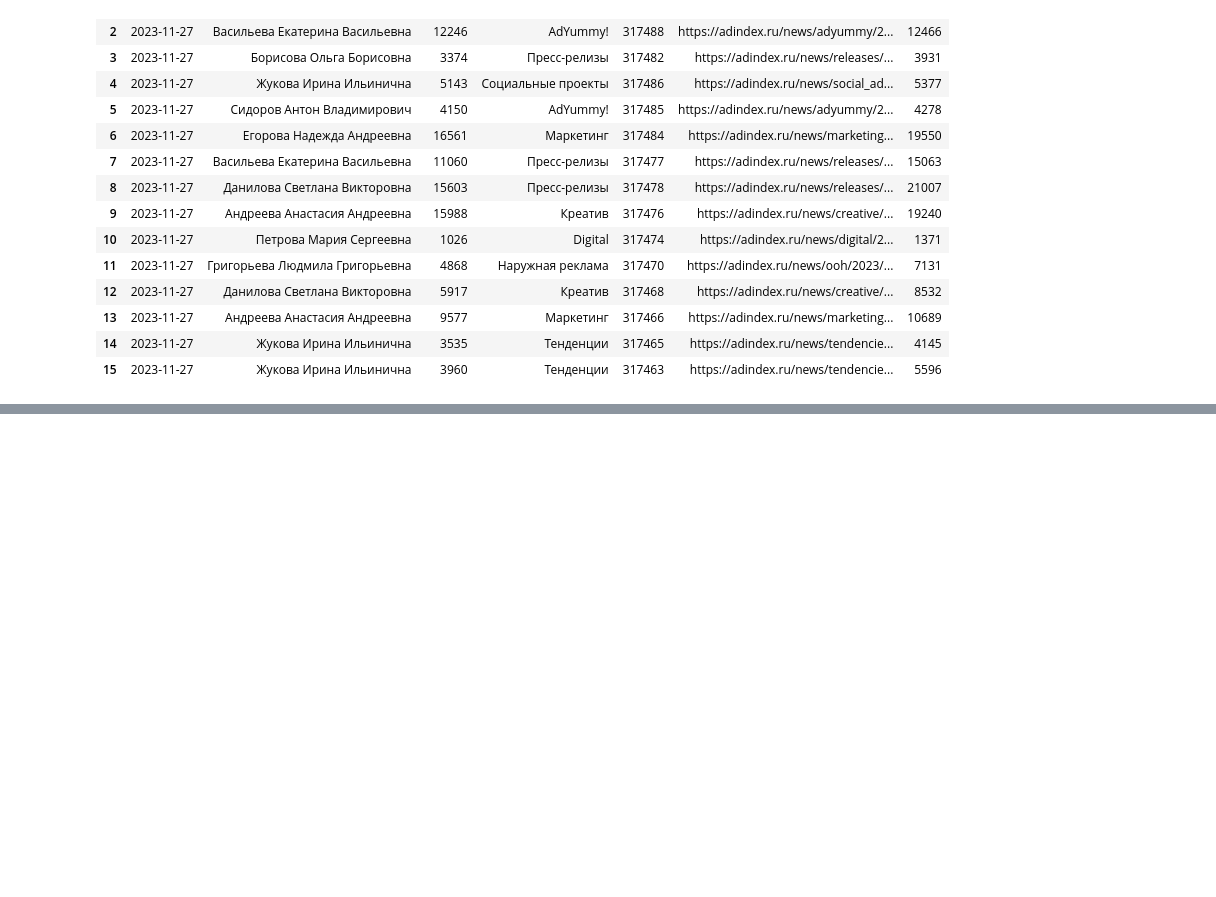
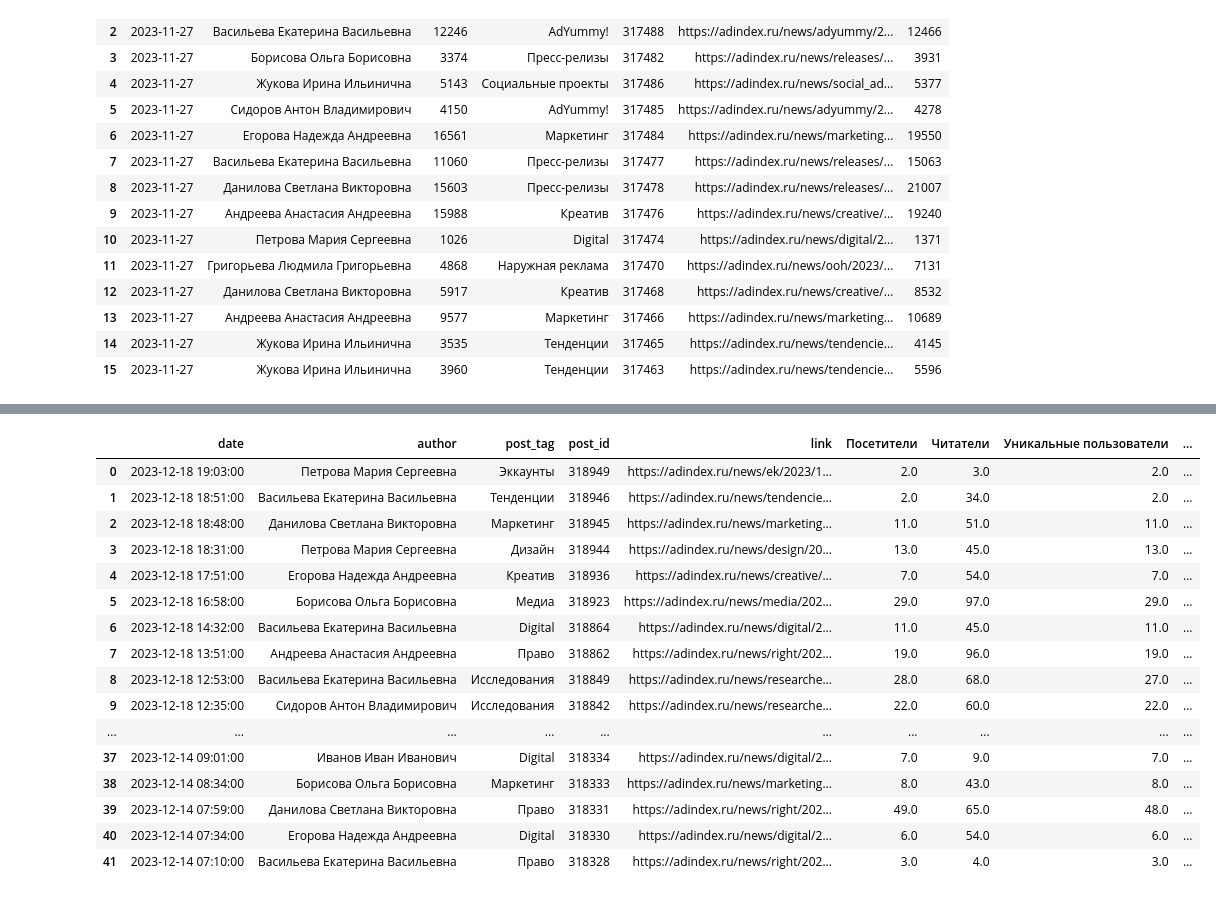
Before and after one commit to Meksis/AdIndexProject, a Jupyter notebook: tests.ipynb, the cells around one changed output, grey strips where cells are left out. Drawn from its saved outputs; the diff is of its cells as text; code cells hidden in the pictures; blank space fills up the shorter version.

```diff
--- a/tests.ipynb
+++ b/tests.ipynb
@@ -76,0 +106,20 @@ data.sort_values('date')
+# %%
+df_right
+# %% [output]
+|  | date | author | post_tag | post_id | link | Посетители | Читатели | Уникальные пользователи | ... |
+| 0 | 2023-12-18 19:03:00 | Петрова Мария Сергеевна | Эккаунты | 318949 | https://adindex.ru/news/ek/2023/1... | 2.0 | 3.0 | 2.0 | ... |
+| 1 | 2023-12-18 18:51:00 | Васильева Екатерина Васильевна | Тенденции | 318946 | https://adindex.ru/news/tendencie... | 2.0 | 34.0 | 2.0 | ... |
+| 2 | 2023-12-18 18:48:00 | Данилова Светлана Викторовна | Маркетинг | 318945 | https://adindex.ru/news/marketing... | 11.0 | 51.0 | 11.0 | ... |
+| 3 | 2023-12-18 18:31:00 | Петрова Мария Сергеевна | Дизайн | 318944 | https://adindex.ru/news/design/20... | 13.0 | 45.0 | 13.0 | ... |
+| 4 | 2023-12-18 17:51:00 | Егорова Надежда Андреевна | Креатив | 318936 | https://adindex.ru/news/creative/... | 7.0 | 54.0 | 7.0 | ... |
+| 5 | 2023-12-18 16:58:00 | Борисова Ольга Борисовна | Медиа | 318923 | https://adindex.ru/news/media/202... | 29.0 | 97.0 | 29.0 | ... |
+| 6 | 2023-12-18 14:32:00 | Васильева Екатерина Васильевна | Digital | 318864 | https://adindex.ru/news/digital/2... | 11.0 | 45.0 | 11.0 | ... |
+| 7 | 2023-12-18 13:51:00 | Андреева Анастасия Андреевна | Право | 318862 | https://adindex.ru/news/right/202... | 19.0 | 96.0 | 19.0 | ... |
+| 8 | 2023-12-18 12:53:00 | Васильева Екатерина Васильевна | Исследования | 318849 | https://adindex.ru/news/researche... | 28.0 | 68.0 | 27.0 | ... |
+| 9 | 2023-12-18 12:35:00 | Сидоров Антон Владимирович | Исследования | 318842 | https://adindex.ru/news/researche... | 22.0 | 60.0 | 22.0 | ... |
+| ... | ... | ... | ... | ... | ... | ... | ... | ... | ... |
+| 37 | 2023-12-14 09:01:00 | Иванов Иван Иванович | Digital | 318334 | https://adindex.ru/news/digital/2... | 7.0 | 9.0 | 7.0 | ... |
+| 38 | 2023-12-14 08:34:00 | Борисова Ольга Борисовна | Маркетинг | 318333 | https://adindex.ru/news/marketing... | 8.0 | 43.0 | 8.0 | ... |
+| 39 | 2023-12-14 07:59:00 | Данилова Светлана Викторовна | Право | 318331 | https://adindex.ru/news/right/202... | 49.0 | 65.0 | 48.0 | ... |
+| 40 | 2023-12-14 07:34:00 | Егорова Надежда Андреевна | Digital | 318330 | https://adindex.ru/news/digital/2... | 6.0 | 54.0 | 6.0 | ... |
+| 41 | 2023-12-14 07:10:00 | Васильева Екатерина Васильевна | Право | 318328 | https://adindex.ru/news/right/202... | 3.0 | 4.0 | 3.0 | ... |
```
Also changed, not shown: parts of 11 cells of this notebook, 27 other files.
